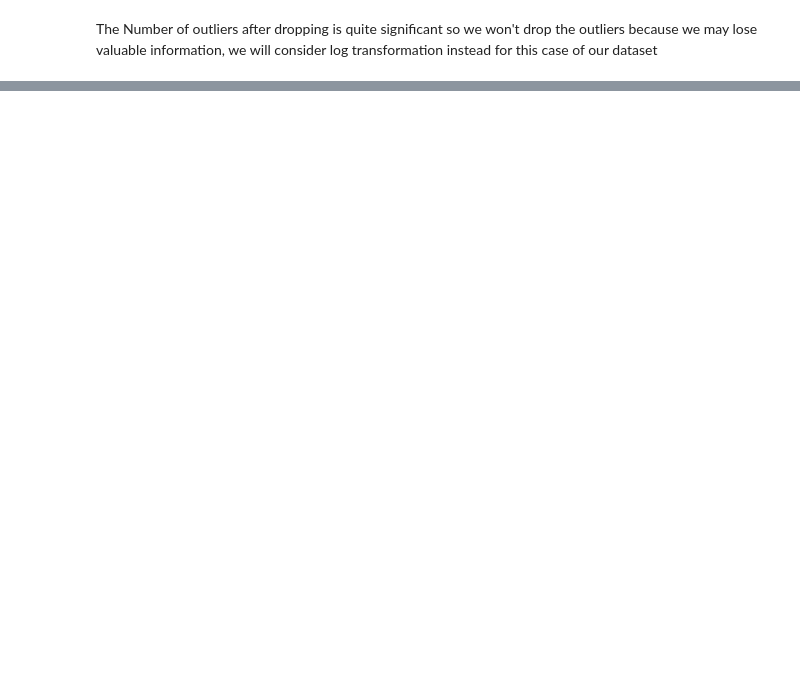
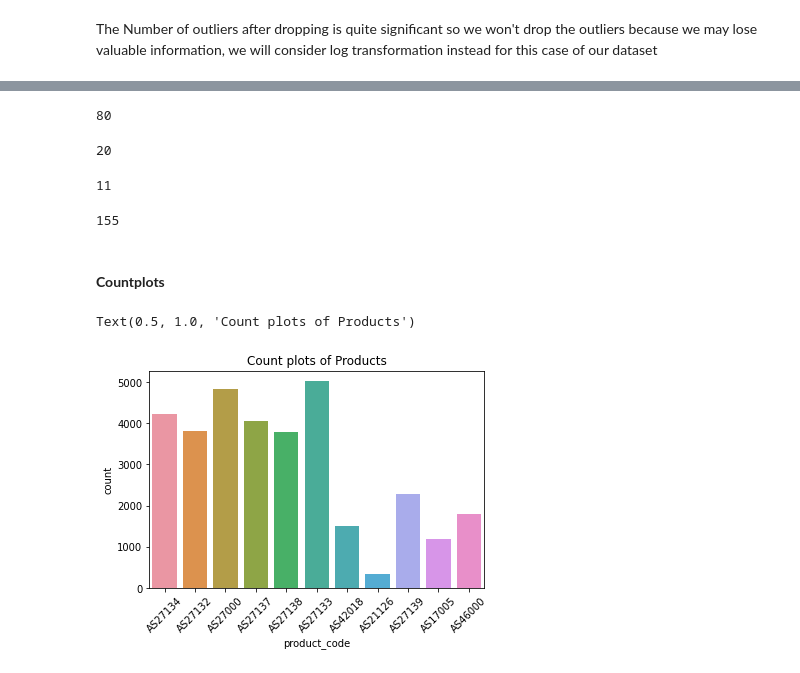
Before and after one commit to Viviankatheu/Future-Contraceptive-Use, a Jupyter notebook: Intelligent_Forecasting_Challenge_Model_Future_Contraceptive__Use_in_Cote_d'Ivoire.ipynb, the cells around one changed output, grey strips where cells are left out. Cells and saved outputs as stored; diff of their text form; code cells hidden in the pictures; blank space fills up the shorter version.

```diff
--- a/Intelligent_Forecasting_Challenge_Model_Future_Contraceptive__Use_in_Cote_d'Ivoire.ipynb
+++ b/Intelligent_Forecasting_Challenge_Model_Future_Contraceptive__Use_in_Cote_d'Ivoire.ipynb
@@ -549,0 +702,29 @@ for i, col_val in enumerate(cols):
+# %%
+# Finding the unique values in our district column
+
+df['district'].nunique()
+# %% [output]
+80
+# %%
+# Finding the unique values in our regions column
+
+df['region'].nunique()
+# %% [output]
+20
+# %%
+df['product_code'].nunique()
+# %% [output]
+11
+# %%
+df['site_code'].nunique()
+# %% [output]
+155
+# %% [markdown]
+#### **Countplots**
+# %%
+sns.countplot(df['product_code'])
+plt.xticks(rotation = 45)
+plt.title("Count plots of Products")
+# %% [output]
+Text(0.5, 1.0, 'Count plots of Products')
+[figure, added]
```
Also changed, not shown: parts of 48 cells of this notebook.
